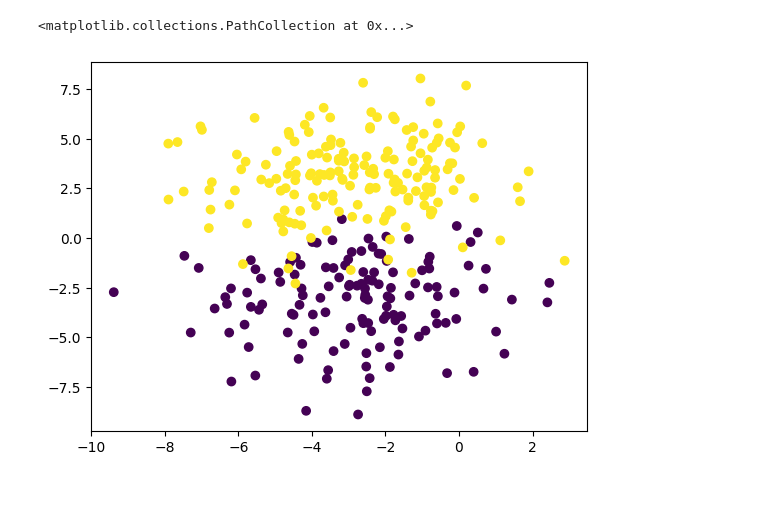
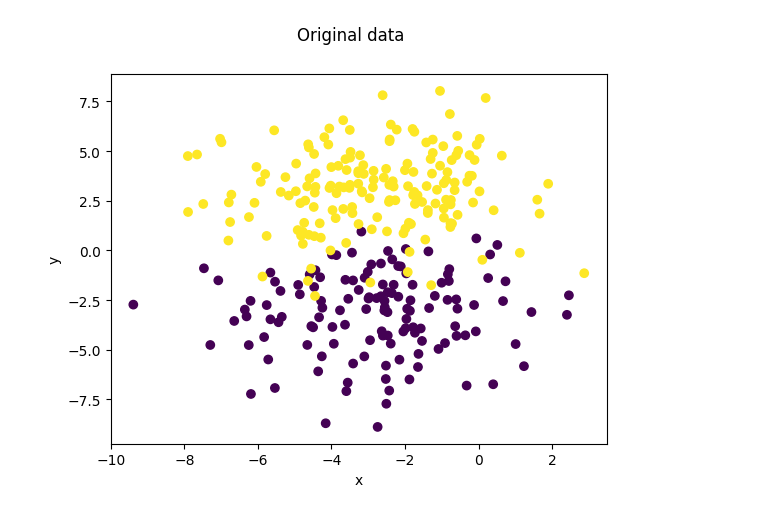
Before and after one commit to nunofachada/mlbook, a Jupyter notebook: 04_neuralnetworks/perceptron.ipynb, the cells around one changed output. Cells and saved outputs as stored; diff of their text form; code cells hidden in the pictures.

```diff
--- a/04_neuralnetworks/perceptron.ipynb
+++ b/04_neuralnetworks/perceptron.ipynb
@@ -33,9 +87,42 @@ def gradient_descent(train_data: npt.NDArray, eta: float, iters: int=1000, seed:
+# %%
+# Helper plot code
+def plot_clusters(points: npt.NDArray, clusters: npt.NDArray, title: str = ""):
+    fig, ax = plt.subplots()
+    ax.scatter(points[:, 0], points[:, 1], c=clusters)
+    ax.set_xlabel("x")
+    ax.set_ylabel("y")
+    if len(title) > 0:
+        fig.suptitle(title)
+
+
+def plot_training(iters: int, fitnesses: dict[str, npt.NDArray], title: str = ""):
+    fig, ax = plt.subplots()
+    for label, fits in fitnesses.items():
+        ax.plot(range(0, iters), fits, label=label)
+    ax.set_xlabel("Iterations")
+    ax.set_ylabel("Fitness")
+    ax.legend(title="Threshold?")
+    if len(title) > 0:
+        fig.suptitle(title)
 # %%
+# Create some data with pyclugen
 seed = 123
 
-clust = clugen(2, 2, 300, [1, 1], np.pi / 4, [5, 5], 0.1, 0, 2, point_dist_fn="n", rng=rnd.default_rng(seed))
+clust = clugen(
+    2,
+    2,
+    300,
+    [1, 1],
+    np.pi / 4,
+    [5, 5],
+    0.1,
+    0,
+    2,
+    point_dist_fn="n",
+    rng=rnd.default_rng(seed),
+)
+clust.clusters[clust.clusters == 0] = -1
 
-plt.scatter(clust.points[:, 0], clust.points[:, 1], c=clust.clusters)
+plot_clusters(clust.points, clust.clusters, "Original data")
 # %% [output]
-<matplotlib.collections.PathCollection at 0x...>
-[figure, old version]
+[figure, new version]
```
Also changed, not shown: parts of 13 cells of this notebook.
